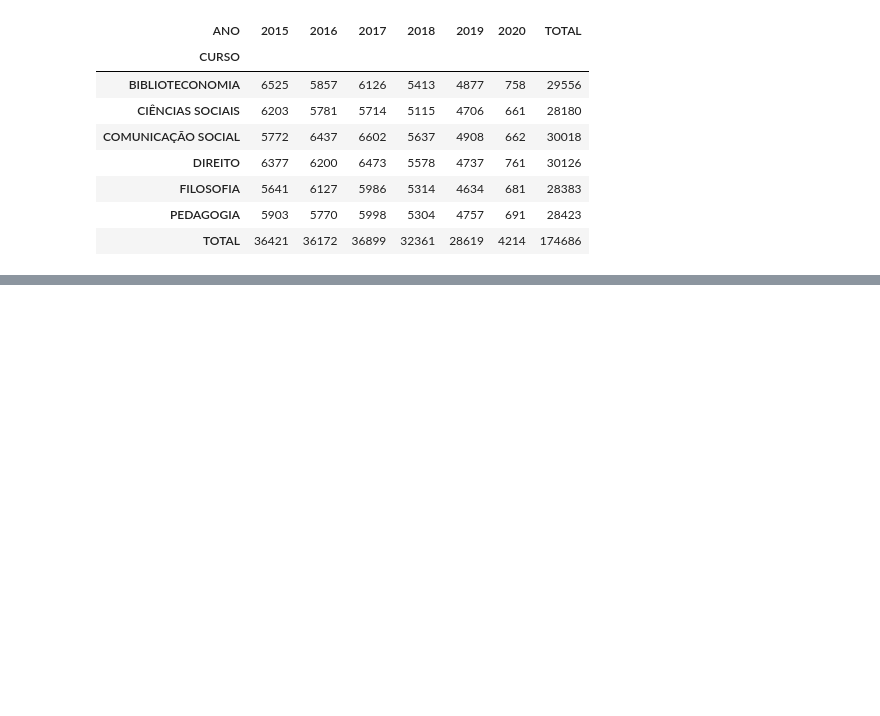
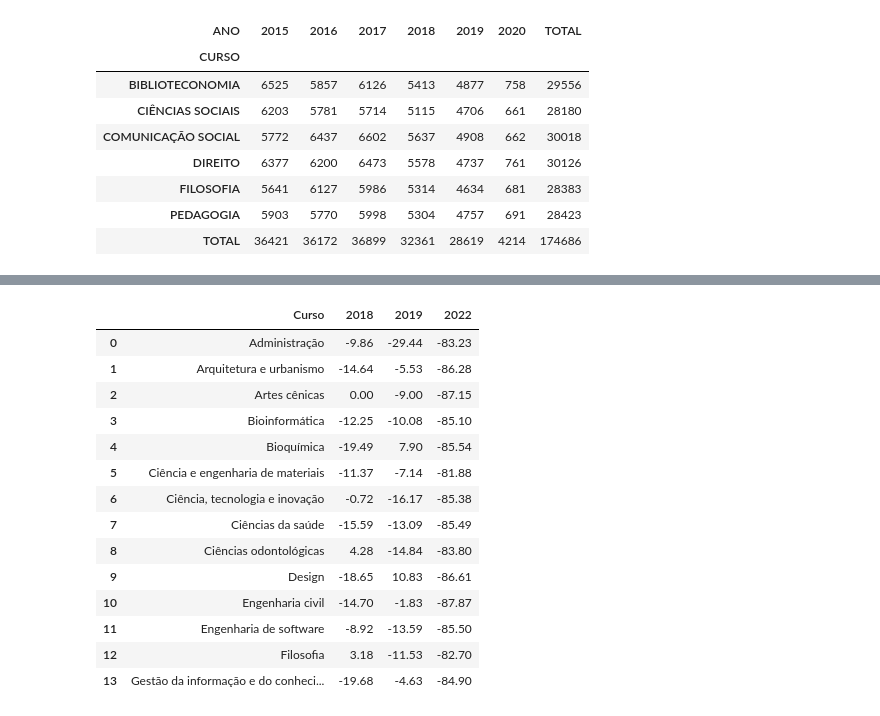
Before and after one commit to LuizGustavo8/7DaysOfCode, a Jupyter notebook: 7DaysOfCode.ipynb, the cells around one changed output, grey strips where cells are left out. Drawn from its saved outputs; the diff is of its cells as text; code cells hidden in the pictures; blank space fills up the shorter version.

```diff
--- a/7DaysOfCode.ipynb
+++ b/7DaysOfCode.ipynb
@@ -950,0 +1236,15 @@ emprestimos_tipo_usuario_curso_pivot
+# %%
+emprestimos_pos_graduacao_e_curso_pivot['2022'] = emprestimos_pos_graduacao_e_curso_pivot['2022'].astype('int') #modificando os dados para "int" para exibir melhor na tabela
+# %%
+def diferenca_percentual_ano_anterior(x,y):
+  return round(((x / y * 100) - 100),2)
+# %%
+percentual_2018 = diferenca_percentual_ano_anterior(emprestimos_pos_graduacao_e_curso_pivot.iloc[:,1],emprestimos_pos_graduacao_e_curso_pivot.iloc[:,0])
+percentual_2019 = diferenca_percentual_ano_anterior(emprestimos_pos_graduacao_e_curso_pivot.iloc[:,2],emprestimos_pos_graduacao_e_curso_pivot.iloc[:,1])
+percentual_2022 = diferenca_percentual_ano_anterior(emprestimos_pos_graduacao_e_curso_pivot.iloc[:,3],emprestimos_pos_graduacao_e_curso_pivot.iloc[:,2])
+
+
+percentual = pd.DataFrame({'2018':percentual_2018,
+                           '2019':percentual_2019,
+                           '2022':percentual_2022})
+percentual
@@ -950,0 +1268,23 @@ emprestimos_tipo_usuario_curso_pivot
+# %%
+percentual.reset_index(inplace=True)
+percentual.columns = percentual.columns.str.capitalize()
+percentual.Curso = percentual.Curso.str.capitalize()
+
+
+percentual
+# %% [output]
+|  | Curso | 2018 | 2019 | 2022 |
+| 0 | Administração | -9.86 | -29.44 | -83.23 |
+| 1 | Arquitetura e urbanismo | -14.64 | -5.53 | -86.28 |
+| 2 | Artes cênicas | 0.00 | -9.00 | -87.15 |
+| 3 | Bioinformática | -12.25 | -10.08 | -85.10 |
+| 4 | Bioquímica | -19.49 | 7.90 | -85.54 |
+| 5 | Ciência e engenharia de materiais | -11.37 | -7.14 | -81.88 |
+| 6 | Ciência, tecnologia e inovação | -0.72 | -16.17 | -85.38 |
+| 7 | Ciências da saúde | -15.59 | -13.09 | -85.49 |
+| 8 | Ciências odontológicas | 4.28 | -14.84 | -83.80 |
+| 9 | Design | -18.65 | 10.83 | -86.61 |
+| 10 | Engenharia civil | -14.70 | -1.83 | -87.87 |
+| 11 | Engenharia de software | -8.92 | -13.59 | -85.50 |
+| 12 | Filosofia | 3.18 | -11.53 | -82.70 |
+| 13 | Gestão da informação e do conheci... | -19.68 | -4.63 | -84.90 |
```
Also changed, not shown: parts of 36 cells of this notebook.
